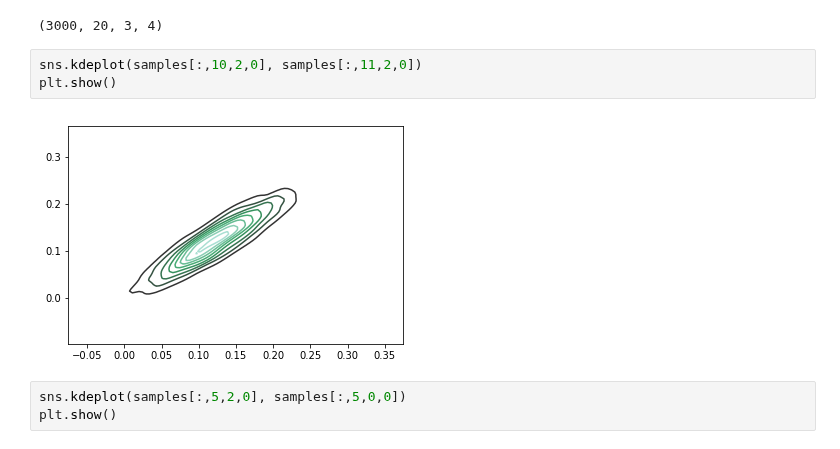
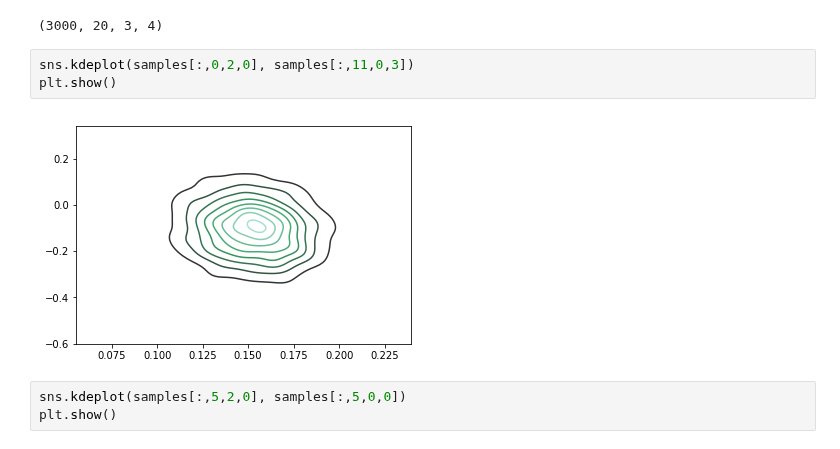
Before and after one commit to npetrenko/real_nvp, a Jupyter notebook: random_walk_no_cov_regr_aux-real_data-ar-var.ipynb, the cells around one changed output. Drawn from its saved outputs; the diff is of its cells as text.

```diff
--- a/random_walk_no_cov_regr_aux-real_data-ar-var.ipynb
+++ b/random_walk_no_cov_regr_aux-real_data-ar-var.ipynb
@@ -196,10 +196,10 @@ samples.shape
 # %% [output]
 (3000, 20, 3, 4)
 # %%
-sns.kdeplot(samples[:,10,2,0], samples[:,11,2,0])
+sns.kdeplot(samples[:,0,2,0], samples[:,11,0,3])
 plt.show()
 # %% [output]
-[figure, old version]
+[figure, new version]
 # %%
 sns.kdeplot(samples[:,5,2,0], samples[:,5,0,0])
 plt.show()
```
Also changed, not shown: parts of 7 cells of this notebook, 6 other files.
